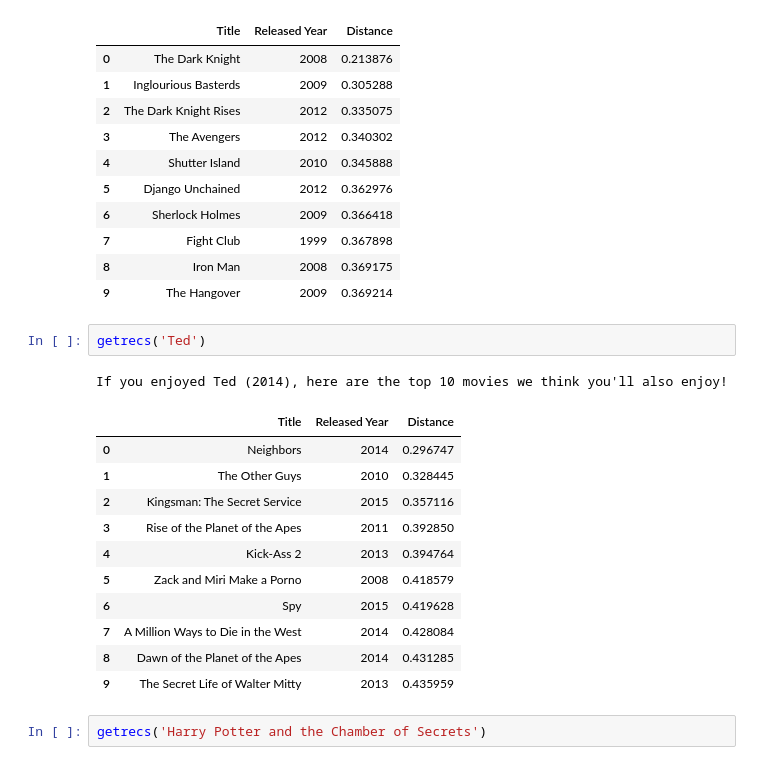
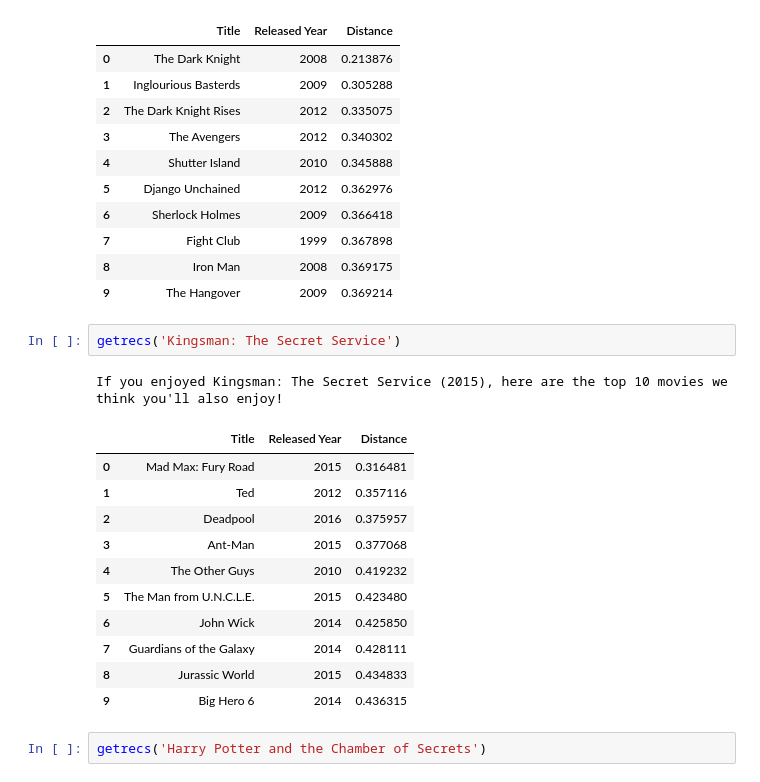
Before and after one commit to proman2520/project-4, a Jupyter notebook: Project4_accmodel_local_v2.ipynb, the cells around one changed output. Saved outputs shown, nothing was run; the diff lists cells and outputs as text.

```diff
--- a/Project4_accmodel_local_v2.ipynb
+++ b/Project4_accmodel_local_v2.ipynb
@@ -159,21 +159,21 @@ If you enjoyed Inception (2008), here are the top 10 movies we think you'll also
 | 7 | Fight Club | 1999 | 0.367898 |
 | 8 | Iron Man | 2008 | 0.369175 |
 | 9 | The Hangover | 2009 | 0.369214 |
-# %%
-getrecs('Ted')
-# %% [output]
-If you enjoyed Ted (2014), here are the top 10 movies we think you'll also enjoy!
-|  | Title | Released Year | Distance |
-| 0 | Neighbors | 2014 | 0.296747 |
-| 1 | The Other Guys | 2010 | 0.328445 |
-| 2 | Kingsman: The Secret Service | 2015 | 0.357116 |
-| 3 | Rise of the Planet of the Apes | 2011 | 0.392850 |
-| 4 | Kick-Ass 2 | 2013 | 0.394764 |
-| 5 | Zack and Miri Make a Porno | 2008 | 0.418579 |
-| 6 | Spy | 2015 | 0.419628 |
-| 7 | A Million Ways to Die in the West | 2014 | 0.428084 |
-| 8 | Dawn of the Planet of the Apes | 2014 | 0.431285 |
-| 9 | The Secret Life of Walter Mitty | 2013 | 0.435959 |
+# %%
+getrecs('Kingsman: The Secret Service')
+# %% [output]
+If you enjoyed Kingsman: The Secret Service (2015), here are the top 10 movies we think you'll also enjoy!
+|  | Title | Released Year | Distance |
+| 0 | Mad Max: Fury Road | 2015 | 0.316481 |
+| 1 | Ted | 2012 | 0.357116 |
+| 2 | Deadpool | 2016 | 0.375957 |
+| 3 | Ant-Man | 2015 | 0.377068 |
+| 4 | The Other Guys | 2010 | 0.419232 |
+| 5 | The Man from U.N.C.L.E. | 2015 | 0.423480 |
+| 6 | John Wick | 2014 | 0.425850 |
+| 7 | Guardians of the Galaxy | 2014 | 0.428111 |
+| 8 | Jurassic World | 2015 | 0.434833 |
+| 9 | Big Hero 6 | 2014 | 0.436315 |
 # %%
 getrecs('Harry Potter and the Chamber of Secrets')
 # %% [output]
```
Also changed, not shown: parts of 4 cells of this notebook.
